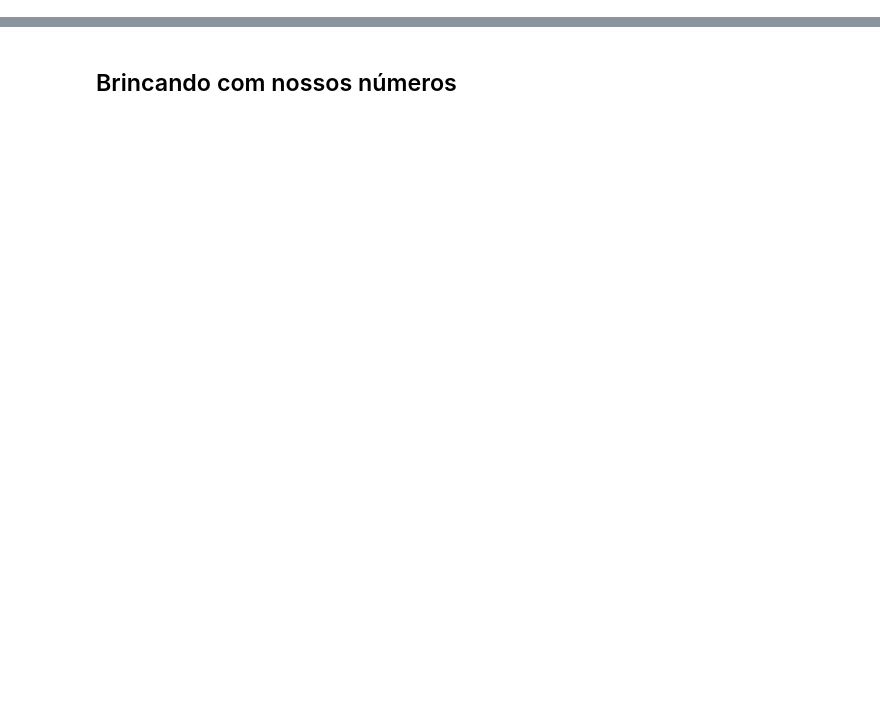
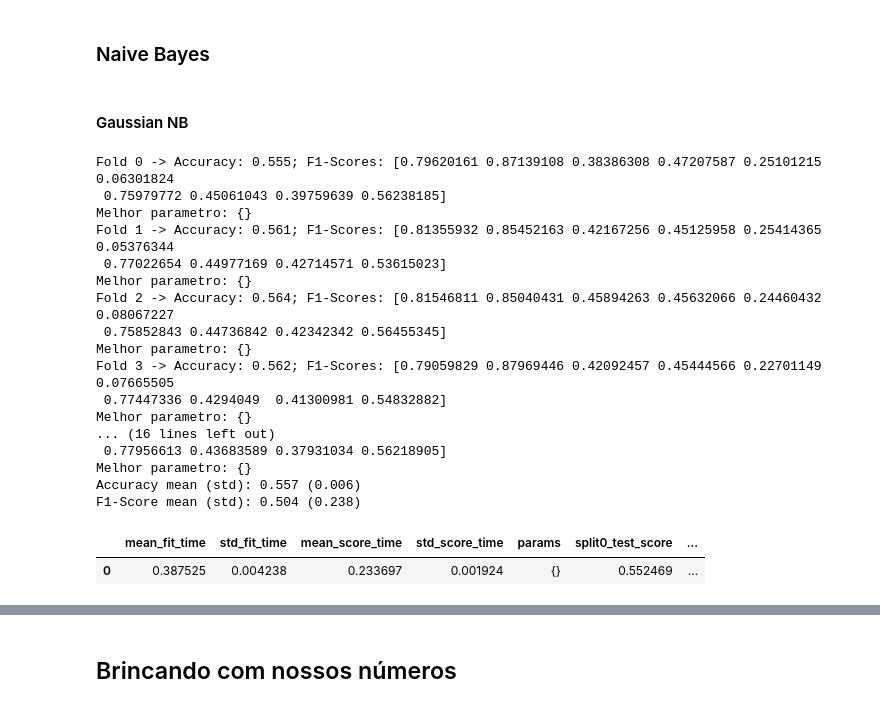
Before and after one commit to carlosgcarneiro/PESMnist, a Jupyter notebook: project_mnist.ipynb, the cells around one changed output, grey strips where cells are left out. Drawn from its saved outputs; the diff is of its cells as text; code cells hidden in the pictures; blank space fills up the shorter version.

```diff
--- a/project_mnist.ipynb
+++ b/project_mnist.ipynb
@@ -49,3 +54,33 @@ def plot_images(images):
+# %%
+def grid_Search(kf, model, params, X, y):
+  accuracies_list = list()
+  f1_list = list()
+  for fold, (train, test) in enumerate(kf.split(X, y)):
+        X_train, X_test = X.iloc[train], X.iloc[test]
+        y_train, y_test = y.iloc[train], y.iloc[test]
+
+        grid = GridSearchCV(estimator=model, param_grid=params,
+                            scoring='accuracy', cv=5, refit=True)
+
+        grid.fit(X_train, y_train)
+
+        y_pred = grid.predict(X_test)
+
+        acc = accuracy_score(y_test, y_pred)
+        f1 = f1_score(y_test, y_pred, average=None)
+
+        print(f"Fold {fold} -> Accuracy: {acc:.3f}; F1-Scores: {f1}")
+        print("Melhor parametro:", grid.best_params_)
+
+        accuracies_list.append(acc)
+        f1_list.append(f1)
+
+
+  accuracies = np.array(accuracies_list)
+  f1s = np.array(f1_list)
+
+  print(f"Accuracy mean (std): {accuracies.mean():.3f} ({accuracies.std():.3f})")
+  print(f"F1-Score mean (std): {f1s.mean():.3f} ({f1s.std():.3f})")
 # %%
 # loading data
 raw_data = loadarff('mnist_784.arff')
@@ -162,0 +126,8 @@ fold_9
+# %%
+# treino e teste
+X = df.iloc[:, 0:-1]
+y = df.iloc[:, [-1]].astype('int') # target
+
+X_train, X_val, y_train, y_val = train_test_split(X, y, test_size=0.1, shuffle=True)
+
+kf = KFold(n_splits=10, shuffle=True)
@@ -162,0 +200,31 @@ fold_9
+# %% [markdown]
+### Naive Bayes
+# %% [markdown]
+#### Gaussian NB
+# %%
+GNB = GaussianNB()
+gnb_params = {
+
+}
+
+grid_Search(kf, GNB, gnb_params, X_train, y_train)
+# %% [output]
+Fold 0 -> Accuracy: 0.555; F1-Scores: [0.79620161 0.87139108 0.38386308 0.47207587 0.25101215 0.06301824
+ 0.75979772 0.45061043 0.39759639 0.56238185]
+Melhor parametro: {}
+Fold 1 -> Accuracy: 0.561; F1-Scores: [0.81355932 0.85452163 0.42167256 0.45125958 0.25414365 0.05376344
+ 0.77022654 0.44977169 0.42714571 0.53615023]
+Melhor parametro: {}
+Fold 2 -> Accuracy: 0.564; F1-Scores: [0.81546811 0.85040431 0.45894263 0.45632066 0.24460432 0.08067227
+ 0.75852843 0.44736842 0.42342342 0.56455345]
+Melhor parametro: {}
+Fold 3 -> Accuracy: 0.562; F1-Scores: [0.79059829 0.87969446 0.42092457 0.45444566 0.22701149 0.07665505
+ 0.77447336 0.4294049  0.41300981 0.54832882]
+Melhor parametro: {}
+... (16 lines left out)
+ 0.77956613 0.43683589 0.37931034 0.56218905]
+Melhor parametro: {}
+Accuracy mean (std): 0.557 (0.006)
+F1-Score mean (std): 0.504 (0.238)
+|  | mean_fit_time | std_fit_time | mean_score_time | std_score_time | params | split0_test_score | ... |
+| 0 | 0.387525 | 0.004238 | 0.233697 | 0.001924 | {} | 0.552469 | ... |
```
Also changed, not shown: parts of 23 cells of this notebook, 2 other files.
